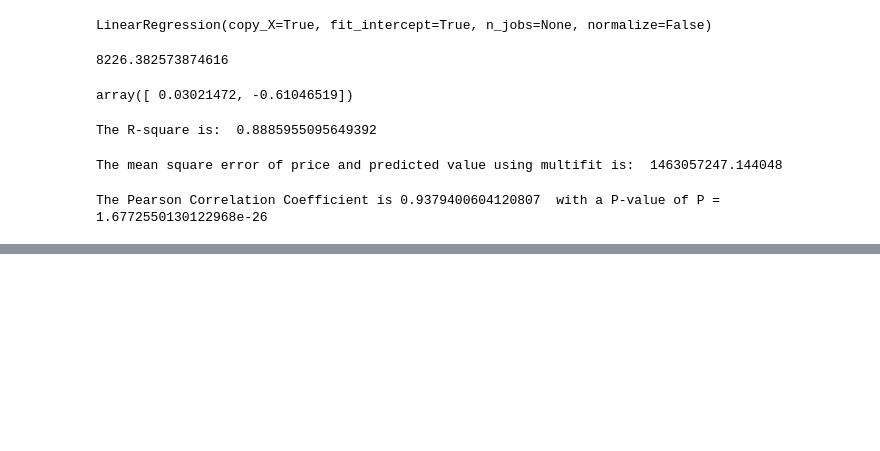
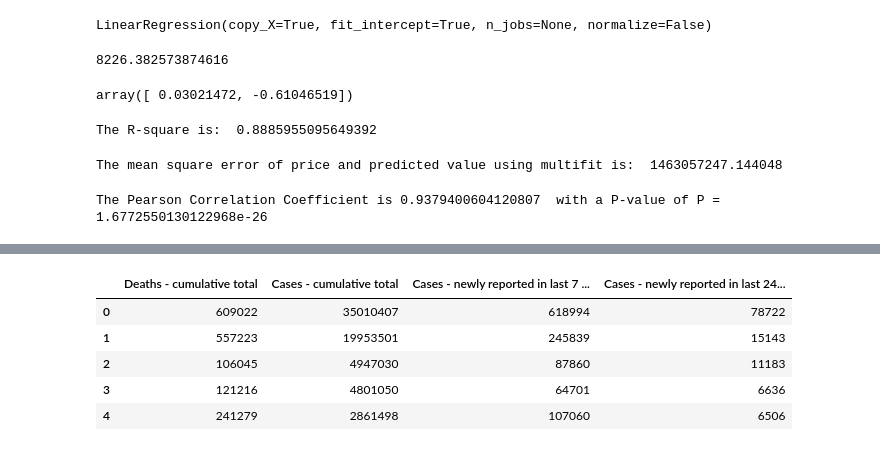
Before and after one commit to oriidearmstrong/Capstone, a Jupyter notebook: Capstone_Project_Oriide_Armstrong.ipynb, the cells around one changed output, grey strips where cells are left out. Drawn from its saved outputs; the diff is of its cells as text; code cells hidden in the pictures; blank space fills up the shorter version.

```diff
--- a/Capstone_Project_Oriide_Armstrong.ipynb
+++ b/Capstone_Project_Oriide_Armstrong.ipynb
@@ -146,0 +166,9 @@ The Pearson Correlation Coefficient is 0.9379400604120807  with a P-value of P =
+# %%
+data[['Deaths - cumulative total','Cases - cumulative total','Cases - newly reported in last 7 days','Cases - newly reported in last 24 hours']].head()
+# %% [output]
+|  | Deaths - cumulative total | Cases - cumulative total | Cases - newly reported in last 7 ... | Cases - newly reported in last 24... |
+| 0 | 609022 | 35010407 | 618994 | 78722 |
+| 1 | 557223 | 19953501 | 245839 | 15143 |
+| 2 | 106045 | 4947030 | 87860 | 11183 |
+| 3 | 121216 | 4801050 | 64701 | 6636 |
+| 4 | 241279 | 2861498 | 107060 | 6506 |
```
Also changed, not shown: parts of 1 cell of this notebook.
